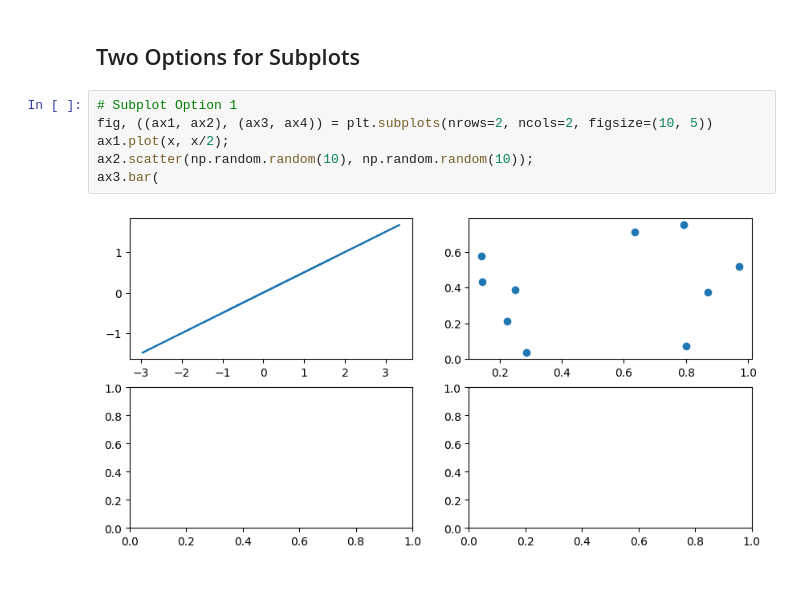
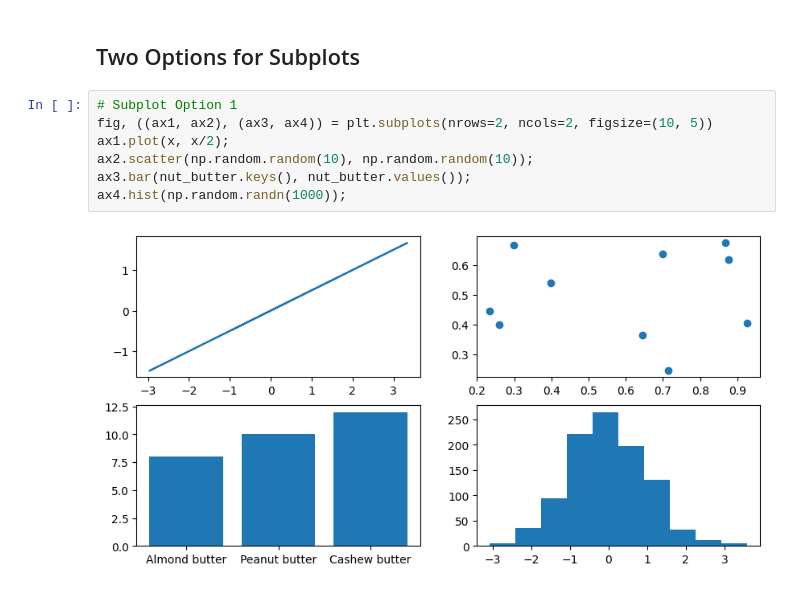
Before and after one commit to HerbertNtim/dataScience-ML, a Jupyter notebook: Introduction To Matplotlib.ipynb, the cells around one changed output. Drawn from its saved outputs; the diff is of its cells as text.

Commit message:
plotting subplots using second options

```diff
--- a/Introduction To Matplotlib.ipynb
+++ b/Introduction To Matplotlib.ipynb
@@ -127,8 +127,9 @@ ax.hist(x);
 # %%
 # Subplot Option 1
 fig, ((ax1, ax2), (ax3, ax4)) = plt.subplots(nrows=2, ncols=2, figsize=(10, 5))
 ax1.plot(x, x/2);
 ax2.scatter(np.random.random(10), np.random.random(10));
-ax3.bar(
+ax3.bar(nut_butter.keys(), nut_butter.values());
+ax4.hist(np.random.randn(1000));
 # %% [output]
-[figure, old version]
+[figure, new version]
```
Also changed, not shown: parts of 1 cell of this notebook.
